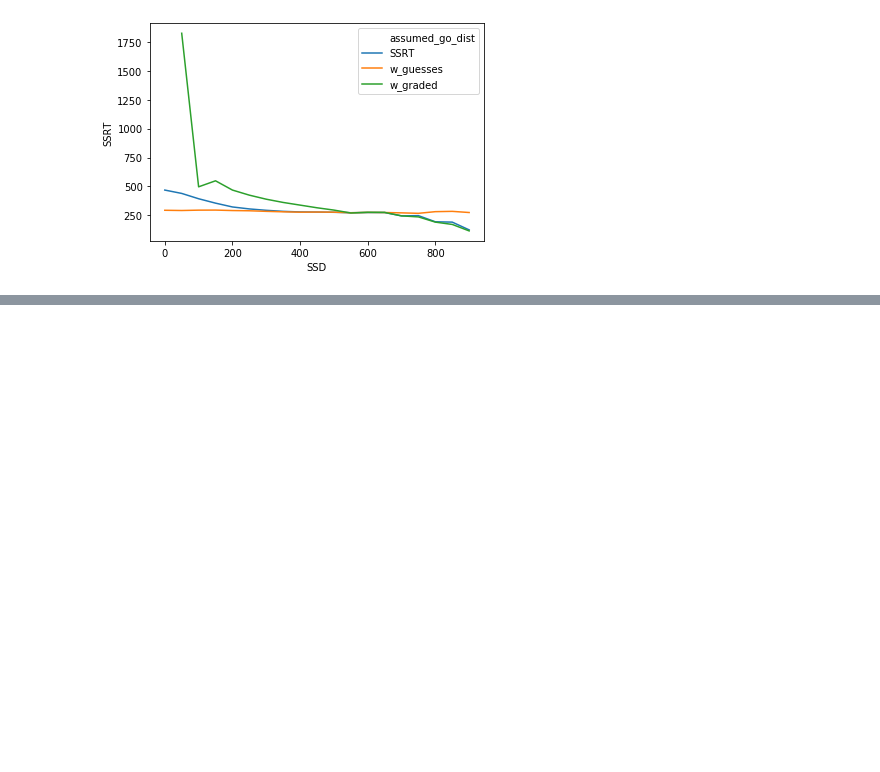
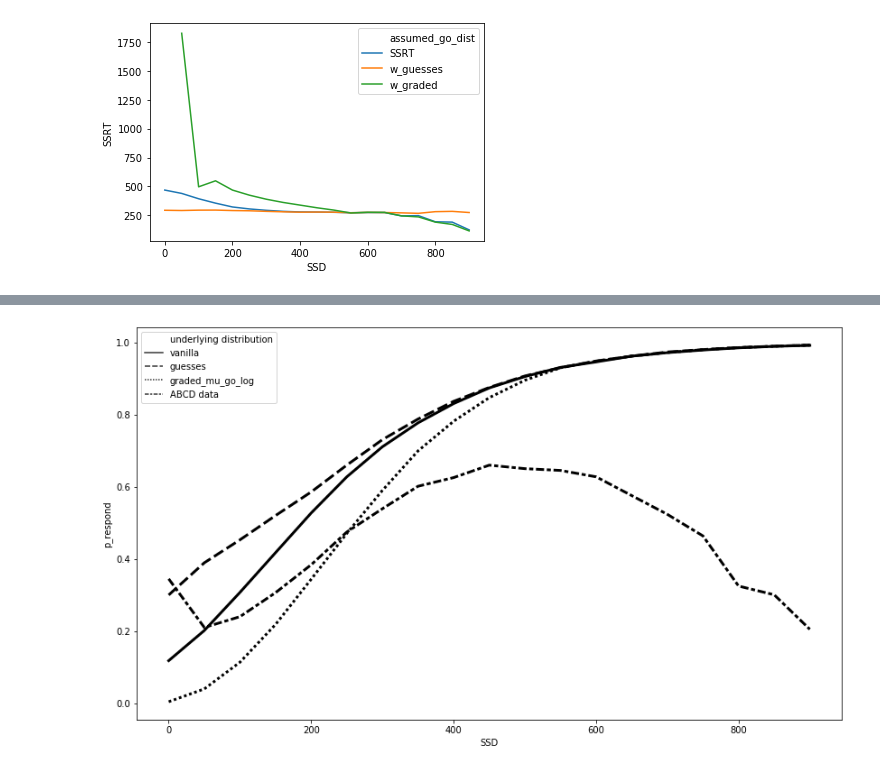
Before and after one commit to henrymj/ABCD_simulations, a Jupyter notebook: visualize_SSRTs_by_SSD.ipynb, the cells around one changed output, grey strips where cells are left out. Saved outputs shown, nothing was run; the diff lists cells and outputs as text; code cells hidden in the pictures; blank space fills up the shorter version.

```diff
--- a/visualize_SSRTs_by_SSD.ipynb
+++ b/visualize_SSRTs_by_SSD.ipynb
@@ -75,0 +102,24 @@ data
+# %%
+def get_p_resp_per_SSD(data, SSDs):
+    data = data.copy()
+    out_dict = {}
+    for ssd in SSDs:
+        curr_data = data.query(
+            "SSDDur == %s" % ssd
+        )
+        if len(curr_data) == 0:
+            out_dict[ssd] = np.nan
+        else:
+            out_dict[ssd] = len(curr_data.query("correct_stop == 0.0")) / len(curr_data)
+    return out_dict
+# %%
+abcd_data = pd.read_csv('abcd_data/minimal_abcd_no_issue_3.csv')
+SSDs = [i for i in abcd_data.SSDDur.unique() if i==i]
+ssd_resp_dict = abcd_data.groupby('NARGUID').apply(get_p_resp_per_SSD, SSDs)
+ssd_resp_df = ssd_resp_dict.apply(pd.Series)
+# %%
+abcd_inhib_func = pd.DataFrame(ssd_resp_df.mean())
+abcd_inhib_func.index.name = 'SSD'
+abcd_inhib_func.columns = ['p_respond']
+abcd_inhib_func = abcd_inhib_func.reset_index()
+abcd_inhib_func['underlying distribution'] = 'ABCD data'
@@ -75,0 +148,8 @@ data
+# %%
+inhib_func_df = pd.concat([full_metric_df[['SSD', 'p_respond', 'underlying distribution']], abcd_inhib_func], 0)
+# %%
+fig,ax = plt.subplots(1,1, figsize=(14, 8))
+_ = sns.lineplot(x='SSD', y='p_respond', color='k', style='underlying distribution', data=inhib_func_df, linewidth=3)
+# plt.savefig('SSRT_by_SSD.pdf')
+# %% [output]
+[figure, added]
```
Also changed, not shown: parts of 9 cells of this notebook, 7 other files.
